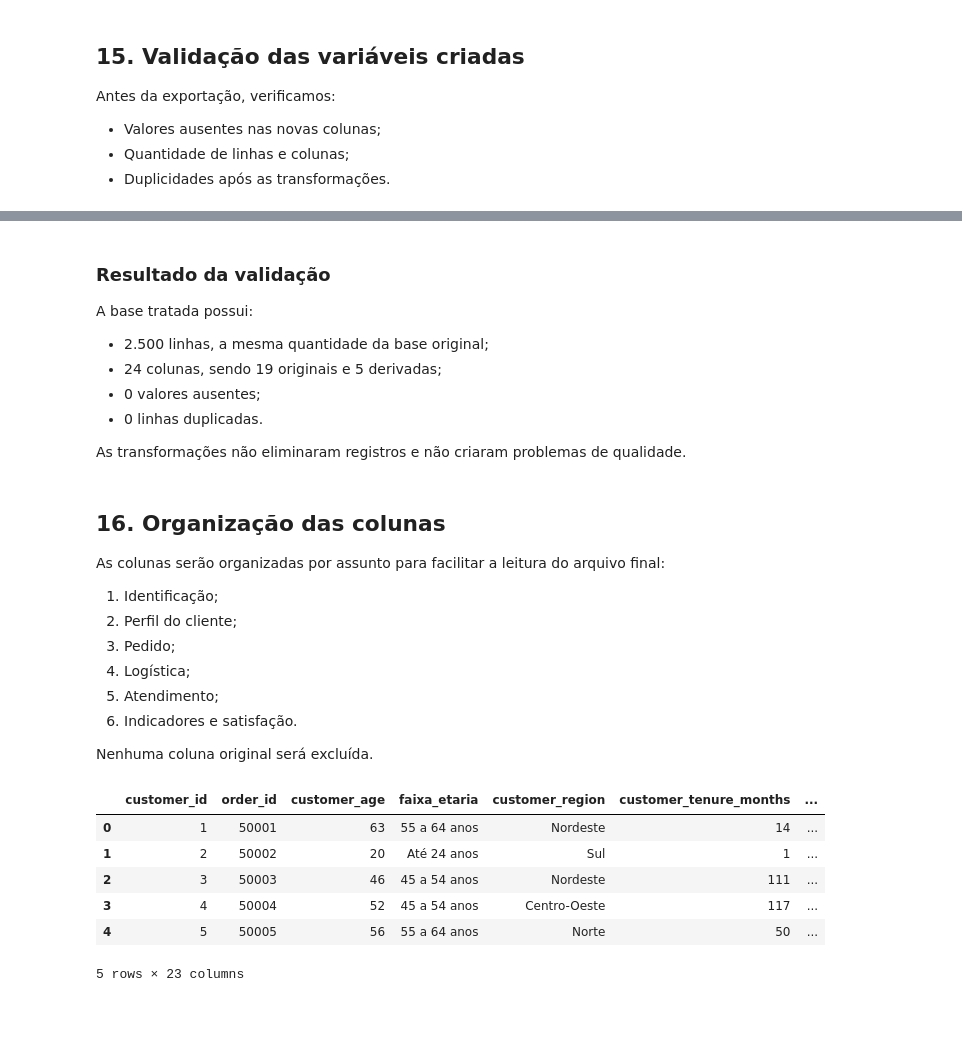
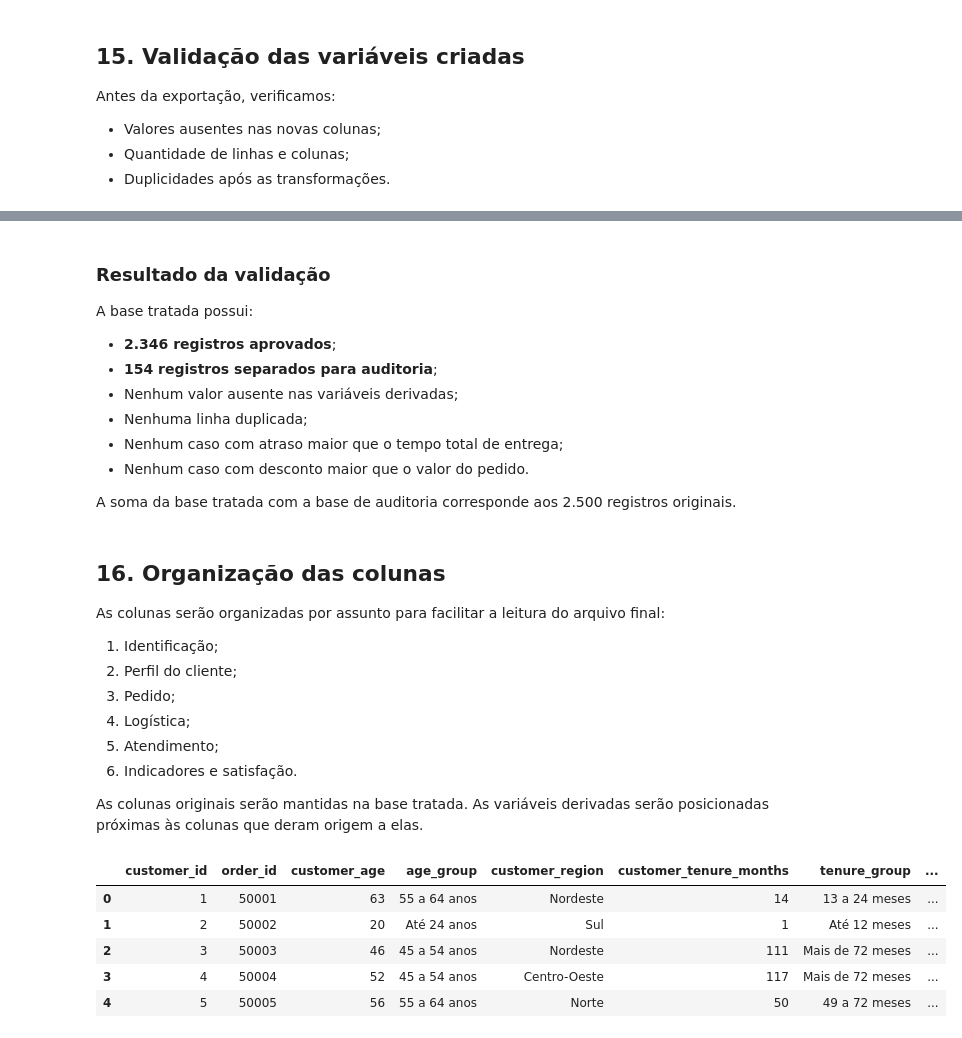
Before and after one commit to Fabio-Costa986/Business-understanding-and-data-analysis, a Jupyter notebook: notebook/01_tratamento_dados.ipynb, the cells around one changed output, grey strips where cells are left out. Saved outputs shown, nothing was run; the diff lists cells and outputs as text; code cells hidden in the pictures.

```diff
--- a/notebook/01_tratamento_dados.ipynb
+++ b/notebook/01_tratamento_dados.ipynb
@@ -914,19 +959,14 @@ Quantidade de registros sem atraso: 277
 # %%
-# Calcula o percentual dos registros divergentes
-percentual_sem_atraso = (
-    len(registros_sem_atraso) / len(df) * 100
+# Calcula o atraso proporcional ao tempo total de entrega
+df["delivery_delay_ratio"] = (
+    df["delivery_delay_days"] / df["delivery_time_days"]
 )
 
-# Calcula a diferença dos registros totais pelos inconsistentes
-percentual_restante = 100 - percentual_sem_atraso
-
+# Confere se o resultado está entre 0 e 1
 print(
-    f"Percentual de registros sem atraso: "
-    f"{percentual_sem_atraso:.2f}%"
+    "Valores acima de 100%: ",
+    (df["delivery_delay_ratio"] > 1).sum()
 )
 
-print(
-    f"Percentual de registros restantes: "
-    f"{percentual_restante:.2f}%"
-)
+df["delivery_delay_ratio"].describe().round(2)
 # %% [output]
@@ -994,7 +1013,7 @@ rotulos_idade = [
 ]
 
 # Criação da faixa etária
-df["faixa_etaria"] = pd.cut(
+df["age_group"] = pd.cut(
     df["customer_age"],
     bins=limites_idade,
     labels=rotulos_idade,
@@ -1002,5 +1021,5 @@ df["faixa_etaria"] = pd.cut(
 )
 
 # Distribuição das faixas
-df["faixa_etaria"].value_counts(sort=False, dropna=False)
+df["age_group"].value_counts(sort=False, dropna=False)
 # %% [output]
@@ -1042,7 +1061,7 @@ rotulos_tenure = [
 ]
 
 # Criação da faixa de relacionamento
-df["faixa_tenure"] = pd.cut(
+df["tenure_group"] = pd.cut(
     df["customer_tenure_months"],
     bins=limites_tenure,
     labels=rotulos_tenure,
@@ -1050,5 +1069,5 @@ df["faixa_tenure"] = pd.cut(
 )
 
 # Distribuição das faixas
-df["faixa_tenure"].value_counts(sort=False, dropna=False)
+df["tenure_group"].value_counts(sort=False, dropna=False)
 # %% [output]
@@ -1113,13 +1131,13 @@ def classificar_nps(nota):
         return "Promotor"
 
 # Criação da classe
-df["classe_nps"] = df["nps_score"].apply(classificar_nps)
+df["nps_category"] = df["nps_score"].apply(classificar_nps)
 
 # Quantidade e percentual por classe
 resumo_classes_nps = pd.DataFrame({
-    "quantidade": df["classe_nps"].value_counts(),
+    "quantidade": df["nps_category"].value_counts(),
     "percentual": (
-        df["classe_nps"].value_counts(normalize=True) * 100
+        df["nps_category"].value_counts(normalize=True) * 100
     ).round(2)
 })
 
@@ -1263,12 +1289,15 @@ resumo_final
 
 A base tratada possui:
 
-- 2.500 linhas, a mesma quantidade da base original;
-- 24 colunas, sendo 19 originais e 5 derivadas;
-- 0 valores ausentes;
-- 0 linhas duplicadas.
+- **2.346 registros aprovados**;
+- **154 registros separados para auditoria**;
+- Nenhum valor ausente nas variáveis derivadas;
+- Nenhuma linha duplicada;
+- Nenhum caso com atraso maior que o tempo total de entrega;
+- Nenhum caso com desconto maior que o valor do pedido.
 
-As transformações não eliminaram registros e não criaram problemas de qualidade.
+A soma da base tratada com a base de auditoria corresponde aos 2.500 registros
+originais.
 # %% [markdown]
 ## 16. Organização das colunas
 
@@ -1281,7 +1310,8 @@ As colunas serão organizadas por assunto para facilitar a leitura do arquivo fi
 5. Atendimento;
 6. Indicadores e satisfação.
 
-Nenhuma coluna original será excluída.
+As colunas originais serão mantidas na base tratada. As variáveis derivadas serão
+posicionadas próximas às colunas que deram origem a elas.
 # %%
 # Ordem final das colunas
 colunas_finais = [
@@ -1291,47 +1321,50 @@ colunas_finais = [
 
     # Perfil do cliente
     "customer_age",
-    "faixa_etaria",
+    "age_group",
     "customer_region",
     "customer_tenure_months",
-    "faixa_tenure",
+    "tenure_group",
 
     # Pedido
     "order_value",
     "items_quantity",
     "discount_value",
     "payment_installments",
 
     # Logística
     "delivery_time_days",
     "delivery_delay_days",
-    "teve_atraso",
+    "had_delivery_delay",
+    "delivery_delay_ratio",
     "freight_value",
+    "freight_exceeds_order_value",
     "delivery_attempts",
 
     # Atendimento
     "customer_service_contacts",
+    "had_customer_service_contact",
     "resolution_time_days",
     "complaints_count",
+    "had_complaint",
 
     # Indicadores e satisfação
     "repeat_purchase_30d",
     "csat_internal_score",
     "nps_score",
-    "classe_nps"
+    "nps_category"
 ]
 
 # Reorganização da base
 df = df[colunas_finais].copy()
 
 # Conferência da estrutura final
 df.head()
 # %% [output]
-|  | customer_id | order_id | customer_age | faixa_etaria | customer_region | customer_tenure_months | ... |
-| 0 | 1 | 50001 | 63 | 55 a 64 anos | Nordeste | 14 | ... |
-| 1 | 2 | 50002 | 20 | Até 24 anos | Sul | 1 | ... |
-| 2 | 3 | 50003 | 46 | 45 a 54 anos | Nordeste | 111 | ... |
-| 3 | 4 | 50004 | 52 | 45 a 54 anos | Centro-Oeste | 117 | ... |
-| 4 | 5 | 50005 | 56 | 55 a 64 anos | Norte | 50 | ... |
+|  | customer_id | order_id | customer_age | age_group | customer_region | customer_tenure_months | tenure_group | ... |
+| 0 | 1 | 50001 | 63 | 55 a 64 anos | Nordeste | 14 | 13 a 24 meses | ... |
+| 1 | 2 | 50002 | 20 | Até 24 anos | Sul | 1 | Até 12 meses | ... |
+| 2 | 3 | 50003 | 46 | 45 a 54 anos | Nordeste | 111 | Mais de 72 meses | ... |
+| 3 | 4 | 50004 | 52 | 45 a 54 anos | Centro-Oeste | 117 | Mais de 72 meses | ... |
+| 4 | 5 | 50005 | 56 | 55 a 64 anos | Norte | 50 | 49 a 72 meses | ... |
-5 rows × 23 columns
 # %% [markdown]
```
Also changed, not shown: parts of 39 cells of this notebook, 2 other files.
